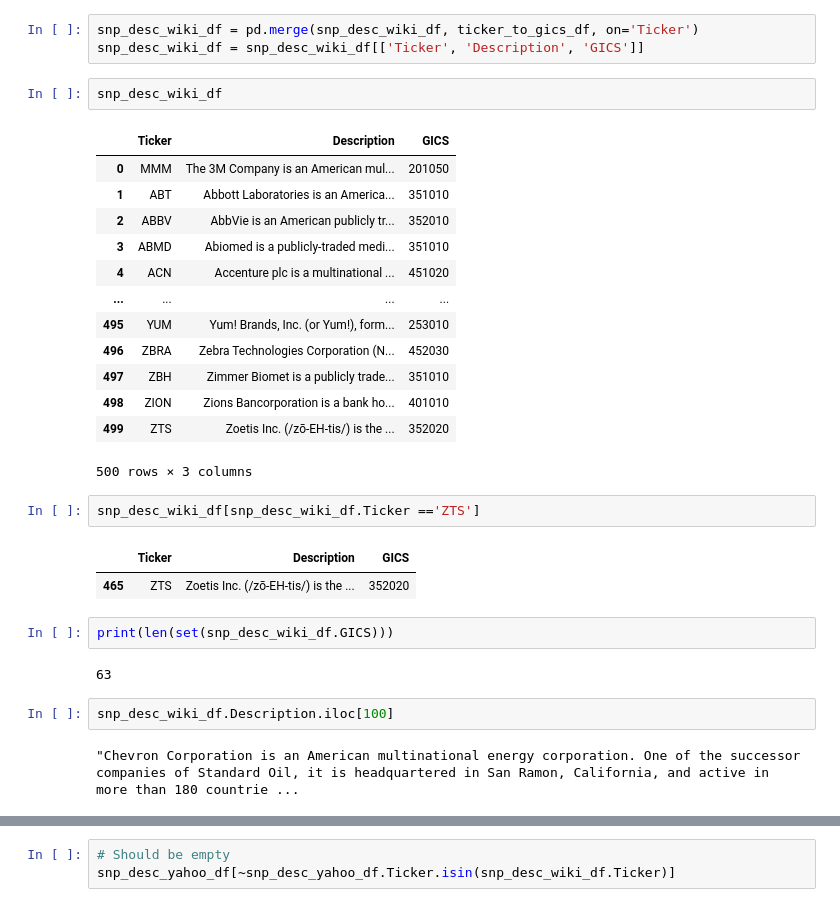
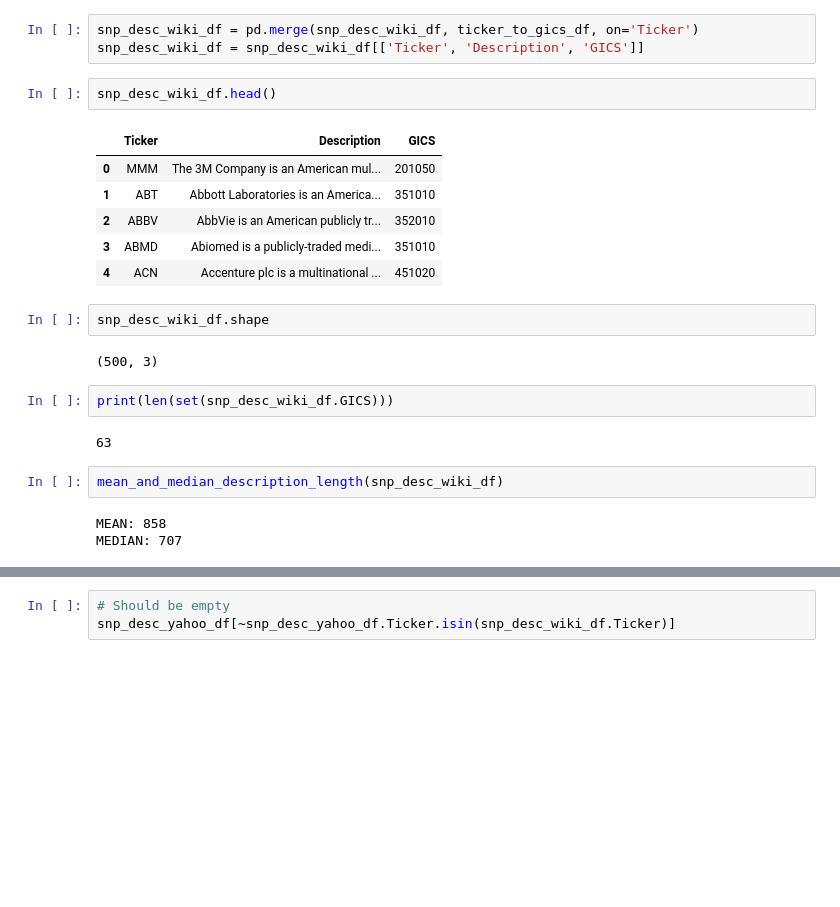
Before and after one commit to Sivalavida/Text-based-Industry-Classification, a Jupyter notebook: LSI Word Embedding.ipynb, the cells around one changed output, grey strips where cells are left out. Cells and saved outputs as stored; diff of their text form; blank space fills up the shorter version.

```diff
--- a/LSI Word Embedding.ipynb
+++ b/LSI Word Embedding.ipynb
@@ -172,31 +167,24 @@ snp_desc_wiki_df = pd.read_csv('data_out/snp_desc_wiki_df.csv')
 snp_desc_wiki_df = pd.merge(snp_desc_wiki_df, ticker_to_gics_df, on='Ticker')
 snp_desc_wiki_df = snp_desc_wiki_df[['Ticker', 'Description', 'GICS']]
 # %%
-snp_desc_wiki_df
+snp_desc_wiki_df.head()
 # %% [output]
 |  | Ticker | Description | GICS |
 | 0 | MMM | The 3M Company is an American mul... | 201050 |
 | 1 | ABT | Abbott Laboratories is an America... | 351010 |
 | 2 | ABBV | AbbVie is an American publicly tr... | 352010 |
 | 3 | ABMD | Abiomed is a publicly-traded medi... | 351010 |
 | 4 | ACN | Accenture plc is a multinational ... | 451020 |
-| ... | ... | ... | ... |
-| 495 | YUM | Yum! Brands, Inc. (or Yum!), form... | 253010 |
-| 496 | ZBRA | Zebra Technologies Corporation (N... | 452030 |
-| 497 | ZBH | Zimmer Biomet is a publicly trade... | 351010 |
-| 498 | ZION | Zions Bancorporation is a bank ho... | 401010 |
-| 499 | ZTS | Zoetis Inc. (/zō-EH-tis/) is the ... | 352020 |
-500 rows × 3 columns
-# %%
-snp_desc_wiki_df[snp_desc_wiki_df.Ticker =='ZTS']
-# %% [output]
-|  | Ticker | Description | GICS |
-| 465 | ZTS | Zoetis Inc. (/zō-EH-tis/) is the ... | 352020 |
+# %%
+snp_desc_wiki_df.shape
+# %% [output]
+(500, 3)
 # %%
 print(len(set(snp_desc_wiki_df.GICS)))
 # %% [output]
 63
-# %%
-snp_desc_wiki_df.Description.iloc[100]
-# %% [output]
-"Chevron Corporation is an American multinational energy corporation. One of the successor companies of Standard Oil, it is headquartered in San Ramon, California, and active in more than 180 countrie ...
+# %%
+mean_and_median_description_length(snp_desc_wiki_df)
+# %% [output]
+MEAN: 858
+MEDIAN: 707
```
Also changed, not shown: parts of 59 cells of this notebook, 3 other files.
